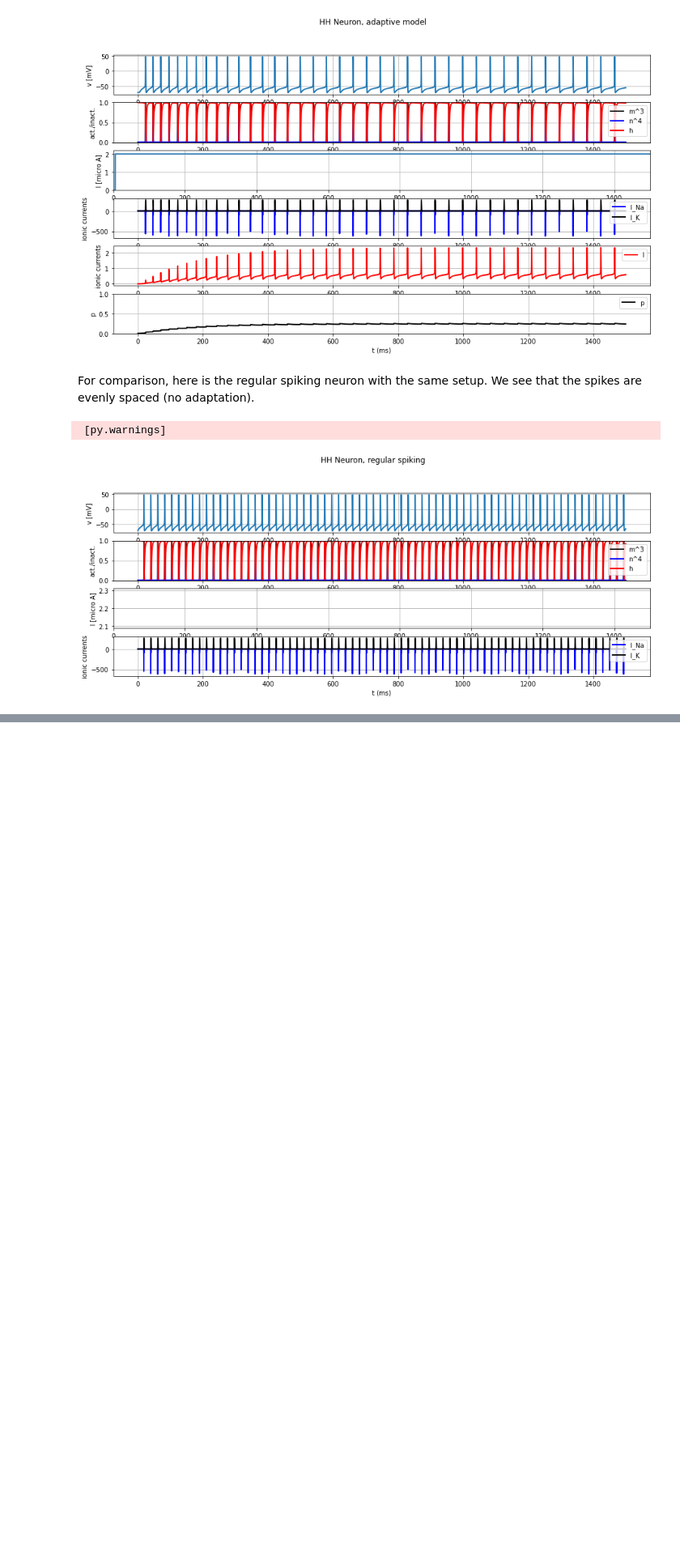
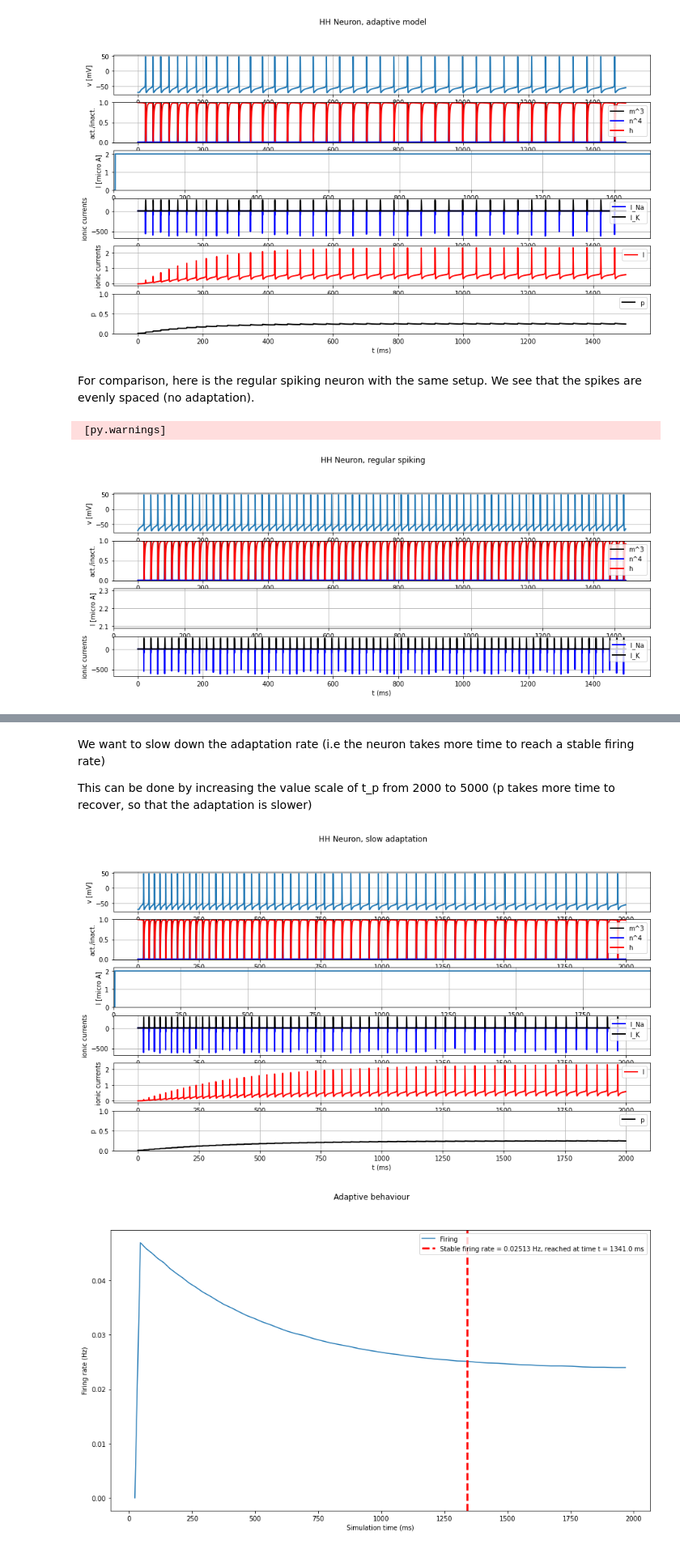
Before and after one commit to Thomas-debug-creator/SingleNeuron-HH2AdEx, a Jupyter notebook: first_notebook.ipynb, the cells around one changed output, grey strips where cells are left out. Shown: that part at 81% size. Cells and saved outputs as stored; diff of their text form; code cells hidden in the pictures; blank space fills up the shorter version.

```diff
--- a/first_notebook.ipynb
+++ b/first_notebook.ipynb
@@ -380,0 +394,80 @@ time_between_spikes = extract_spike_timings(state_monitor_adaptive)
+# %% [markdown]
+We want to slow down the adaptation rate (i.e the neuron takes more time to reach a stable firing rate)
+
+This can be done by increasing the value scale of t_p from 2000 to 5000 (p takes more time to recover, so that the adaptation is slower)
+# %%
+def simulate_HH_neuron_slow_adaptive(input_current, simulation_time, ):
+
+    """An adaptive Hodgkin-Huxley neuron implemented in Brian2. Parameters are set
+    according to their values in the pdf.
+
+    Args:
+        input_current (TimedArray): Input current injected into the HH neuron
+        simulation_time (float): Simulation time [seconds]
+
+    Returns:
+        StateMonitor: Brian2 StateMonitor with recorded fields
+        ["vm", "I_e", "m", "n", "h", "I_Na", "I_K", "I_M", "I_L, "p"]
+    """
+
+    # neuron parameters with their specific values
+    El = -70 * b2.mV
+    EK = -90 * b2.mV
+    ENa = 50 * b2.mV
+    gl = 0.1 * b2.msiemens
+    gK = 5 * b2.msiemens
+    gNa = 50 * b2.msiemens
+    gm = 0.07 * b2.msiemens
+    C = 1 * b2.ufarad
+
+    # forming HH model with differential equations
+    eqs = """
+    I_e = input_current(t,i) : amp
+    I_Na = gNa*m**3*h*(vm-ENa) : amp
+    I_K = gK*n**4*(vm-EK) : amp
+    I_L = gl*(vm-El)  : amp
+    I_M = gm*p*(vm-EK): amp
+    membrane_Im = I_e - I_Na  - I_L - I_K - I_M : amp
+    alphah = .128*exp(-(43 + vm/mV)/18)/ms    : Hz
+    alpham = -.32*(47 + vm/mV)/(exp(-0.25*(47+vm/mV))-1)/ms : Hz
+    alphan = -.032*(45 + vm/mV)/(exp(-0.2*(45+vm/mV))-1)/ms : Hz
+    betah = 4./(1+exp(-0.2*(20 + vm/mV)))/ms : Hz
+    betam = 0.28*(20 + vm/mV)/(-1+exp(0.2*(20 + vm/mV)))/ms : Hz
+    betan = .5*exp(-(50 + vm/mV)/40)/ms : Hz
+    p_inf = 1./(1. + exp(-.1*(40 + vm/mV))) : 1
+    t_p = 5000/(3.3*exp((20 + vm/mV)/20) + exp(-(20 + vm/mV)/20))*ms : second
+    dh/dt = alphah*(1-h)-betah*h : 1
+    dm/dt = alpham*(1-m)-betam*m : 1
+    dn/dt = alphan*(1-n)-betan*n : 1
+    dp/dt = (p_inf - p)/t_p : 1
+    dvm/dt = membrane_Im/C : volt
+    """
+
+    neuron = b2.NeuronGroup(1, eqs, method="exponential_euler")
+
+    # parameter initialization
+    neuron.vm = -70 * b2.mV
+    neuron.m = 0
+    neuron.h = 1
+    neuron.n = 0
+    neuron.p = 0
+
+    # tracking parameters
+    st_mon = b2.StateMonitor(neuron, ["vm", "I_e", "m", "n", "h", "I_Na", "I_K", "I_M", "I_L", "p"], record=True)
+
+    # running the simulation
+    hh_net = b2.Network(neuron)
+    hh_net.add(st_mon)
+    hh_net.run(simulation_time)
+
+    return st_mon
+
+I_min = 2
+sim_time = 2000
+current = input_factory.get_step_current(5, sim_time, b2.ms, I_min *b2.uA)
+state_monitor_slow_adaptive = simulate_HH_neuron_slow_adaptive(current, sim_time * b2.ms)
+plot_data(state_monitor_slow_adaptive, title="HH Neuron, slow adaptation", model_type = "adaptive")
+firing_rate = extract_spike_timings(state_monitor_slow_adaptive)
+# %% [output]
+[figure, added]
+[figure, added]
```
Also changed, not shown: parts of 9 cells of this notebook.
